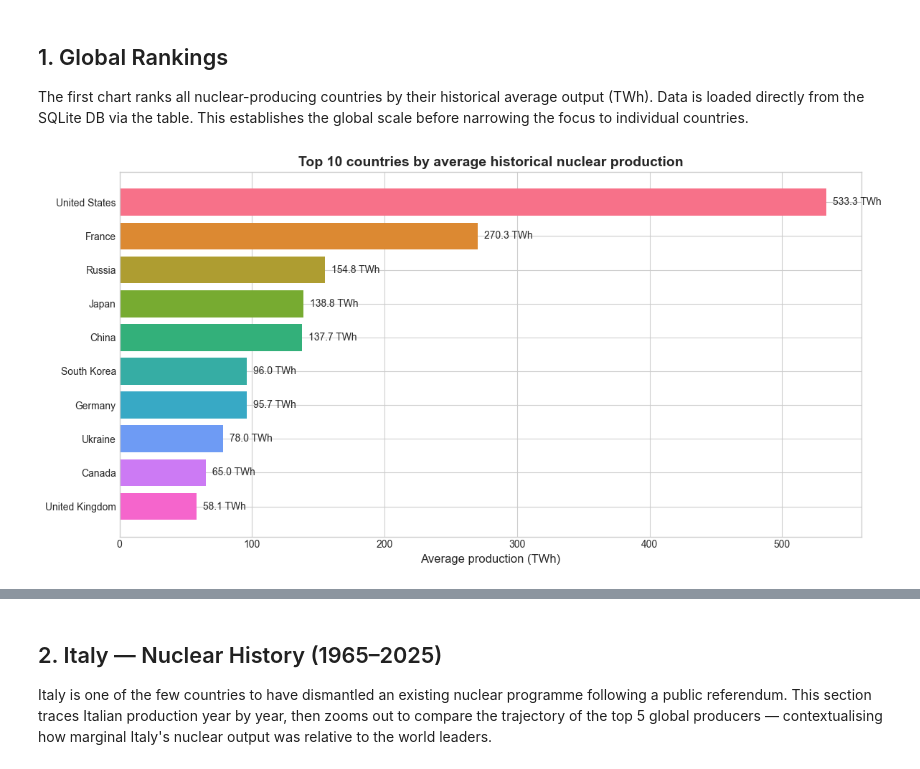
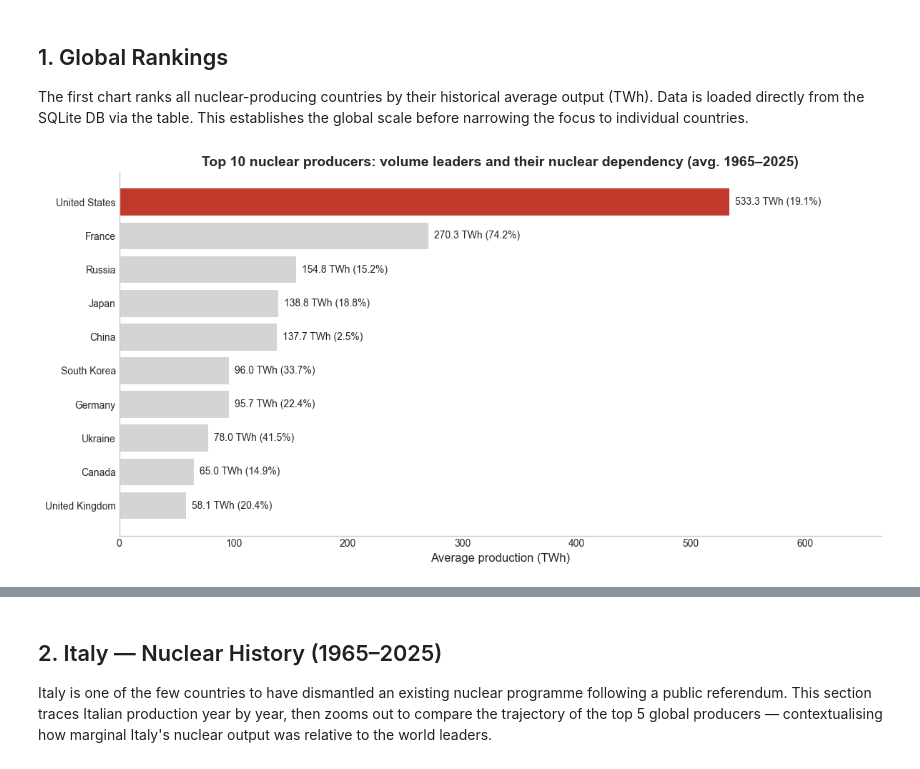
Before and after one commit to giuseppe-vigliotti/nuclear-data-analysis, a Jupyter notebook: notebooks/02_visualizations.ipynb, the cells around one changed output, grey strips where cells are left out. Drawn from its saved outputs; the diff is of its cells as text; code cells hidden in the pictures.

Commit message:
refactor: top10 chart - update notebook

```diff
--- a/notebooks/02_visualizations.ipynb
+++ b/notebooks/02_visualizations.ipynb
@@ -45,33 +45,45 @@ The first chart ranks all nuclear-producing countries by their historical averag
 # %%
 # Load data from database
 query = """
-    SELECT country, ROUND(AVG(nuclear_twh), 1) as avg_twh
-    FROM nuclear_generation
-    WHERE nuclear_twh > 0
-    GROUP BY country
-    ORDER BY avg_twh DESC
-    LIMIT 10
+    SELECT g.country,
+       ROUND(AVG(g.nuclear_twh), 1) as avg_twh,
+       ROUND(AVG(i.nuclear_share_elec), 1) as avg_share
+FROM nuclear_generation g
+LEFT JOIN nuclear_indicators i ON g.country = i.country AND g.year = i.year
+WHERE g.nuclear_twh > 0
+GROUP BY g.country
+ORDER BY avg_twh DESC
+LIMIT 10
 """
 df_top10 = pd.read_sql(query, conn)
 
 # Plot
 fig, ax = plt.subplots(figsize=(12, 6))
 
 bars = ax.barh(df_top10['country'], df_top10['avg_twh'],
-               color=sns.color_palette('husl', 10))
+               color=['#c0392b' if country == 'United States' else '#d4d4d4'
+                      for country in df_top10['country']])
 
 # Value labels on bars
-for bar, val in zip(bars, df_top10['avg_twh']):
+for bar, (_, row) in zip(bars, df_top10.iterrows()):
     ax.text(bar.get_width() + 5, bar.get_y() + bar.get_height()/2,
-            f'{val} TWh', va='center', fontsize=10)
-
+            f'{row["avg_twh"]} TWh ({row["avg_share"]}%)',
+            va='center', fontsize=10)
 ax.set_xlabel('Average production (TWh)', fontsize=12)
-ax.set_title('Top 10 countries by average historical nuclear production',
+ax.set_title('Top 10 nuclear producers: volume leaders and their nuclear dependency (avg. 1965–2025)',
              fontsize=14, fontweight='bold')
 ax.invert_yaxis()
+ax.spines['top'].set_visible(False)
+ax.spines['right'].set_visible(False)
+ax.grid(False)
+ax.set_xlim(0, df_top10['avg_twh'].max() * 1.25)
 plt.tight_layout()
 plt.savefig('../plots/01_top10_producers.png', dpi=150, bbox_inches='tight')
 plt.show()
+
+
+
+
 logger.info("Chart saved to plots/")
 # %% [output]
-[figure, old version]
+[figure, new version]
```
Also changed, not shown: parts of 27 cells of this notebook.
